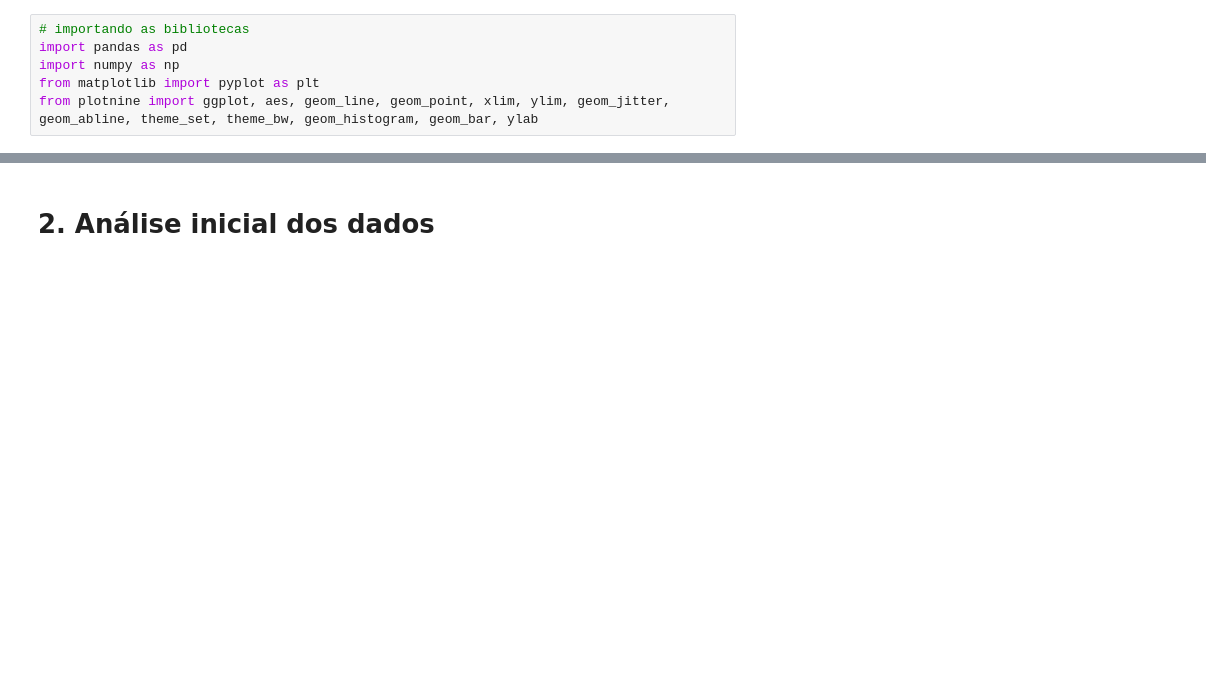
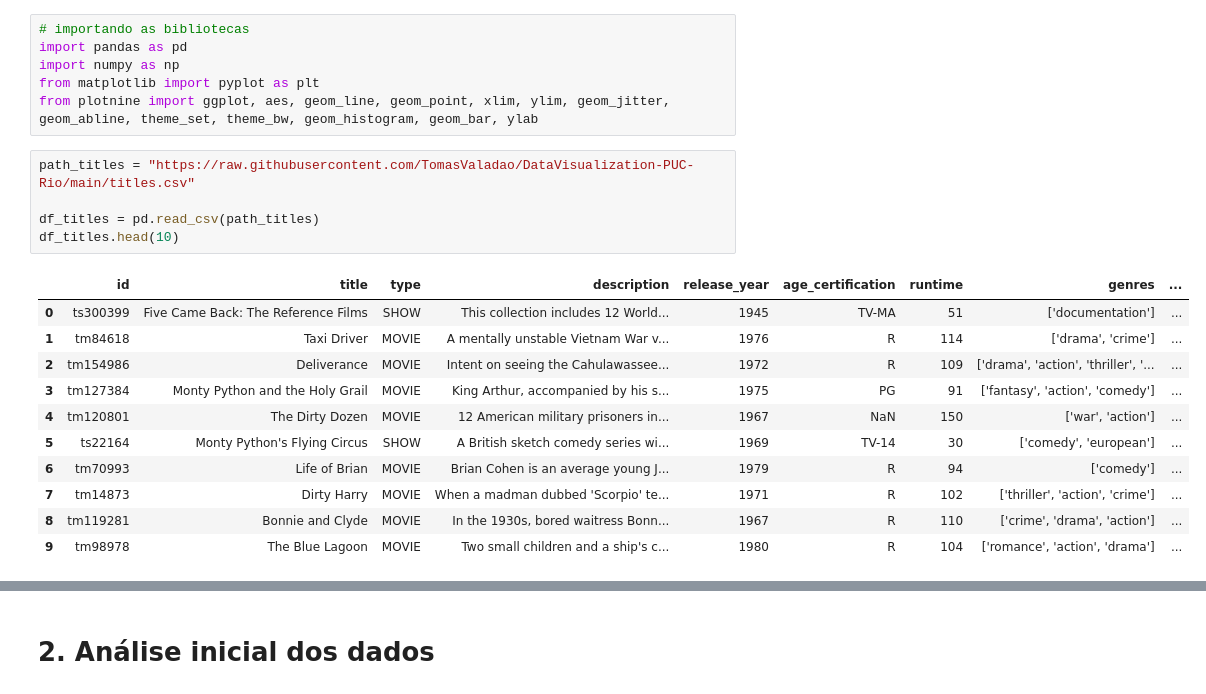
Before and after one commit to TomasValadao/DataVisualization-PUC-Rio, a Jupyter notebook: data_viz_mvp.ipynb, the cells around one changed output, grey strips where cells are left out. Saved outputs shown, nothing was run; the diff lists cells and outputs as text; blank space fills up the shorter version.

```diff
--- a/data_viz_mvp.ipynb
+++ b/data_viz_mvp.ipynb
@@ -11,3 +11,20 @@ import pandas as pd
 import numpy as np
 from matplotlib import pyplot as plt
 from plotnine import ggplot, aes, geom_line, geom_point, xlim, ylim, geom_jitter, geom_abline, theme_set, theme_bw, geom_histogram, geom_bar, ylab
+# %%
+path_titles = "https://raw.githubusercontent.com/TomasValadao/DataVisualization-PUC-Rio/main/titles.csv"
+
+df_titles = pd.read_csv(path_titles)
+df_titles.head(10)
+# %% [output]
+|  | id | title | type | description | release_year | age_certification | runtime | genres | ... |
+| 0 | ts300399 | Five Came Back: The Reference Films | SHOW | This collection includes 12 World... | 1945 | TV-MA | 51 | ['documentation'] | ... |
+| 1 | tm84618 | Taxi Driver | MOVIE | A mentally unstable Vietnam War v... | 1976 | R | 114 | ['drama', 'crime'] | ... |
+| 2 | tm154986 | Deliverance | MOVIE | Intent on seeing the Cahulawassee... | 1972 | R | 109 | ['drama', 'action', 'thriller', '... | ... |
+| 3 | tm127384 | Monty Python and the Holy Grail | MOVIE | King Arthur, accompanied by his s... | 1975 | PG | 91 | ['fantasy', 'action', 'comedy'] | ... |
+| 4 | tm120801 | The Dirty Dozen | MOVIE | 12 American military prisoners in... | 1967 | NaN | 150 | ['war', 'action'] | ... |
+| 5 | ts22164 | Monty Python's Flying Circus | SHOW | A British sketch comedy series wi... | 1969 | TV-14 | 30 | ['comedy', 'european'] | ... |
+| 6 | tm70993 | Life of Brian | MOVIE | Brian Cohen is an average young J... | 1979 | R | 94 | ['comedy'] | ... |
+| 7 | tm14873 | Dirty Harry | MOVIE | When a madman dubbed 'Scorpio' te... | 1971 | R | 102 | ['thriller', 'action', 'crime'] | ... |
+| 8 | tm119281 | Bonnie and Clyde | MOVIE | In the 1930s, bored waitress Bonn... | 1967 | R | 110 | ['crime', 'drama', 'action'] | ... |
+| 9 | tm98978 | The Blue Lagoon | MOVIE | Two small children and a ship's c... | 1980 | R | 104 | ['romance', 'action', 'drama'] | ... |
```
Also changed, not shown: parts of 1 cell of this notebook.
